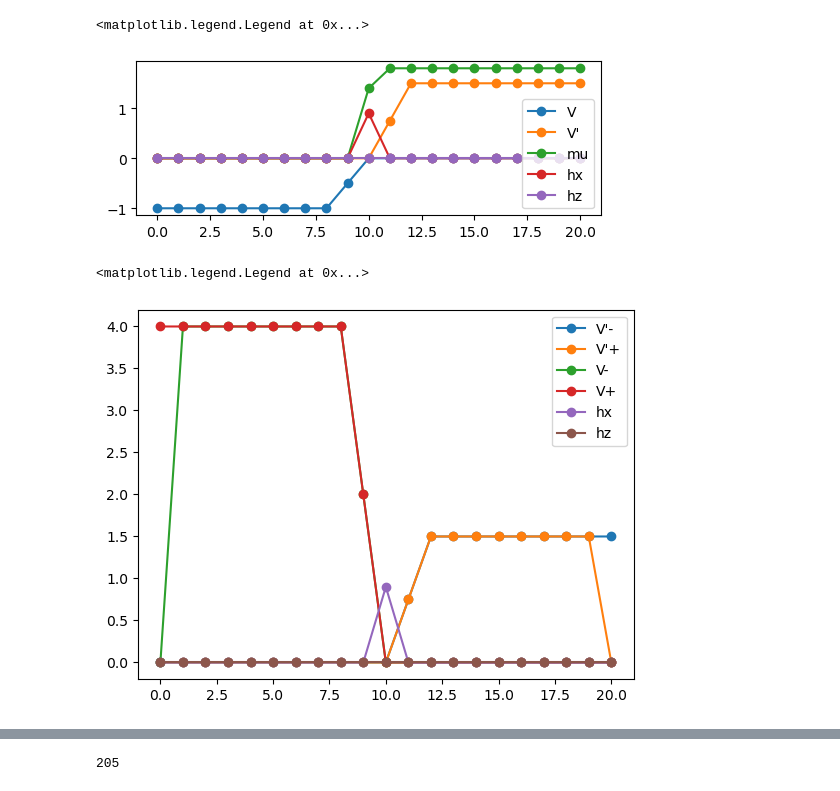
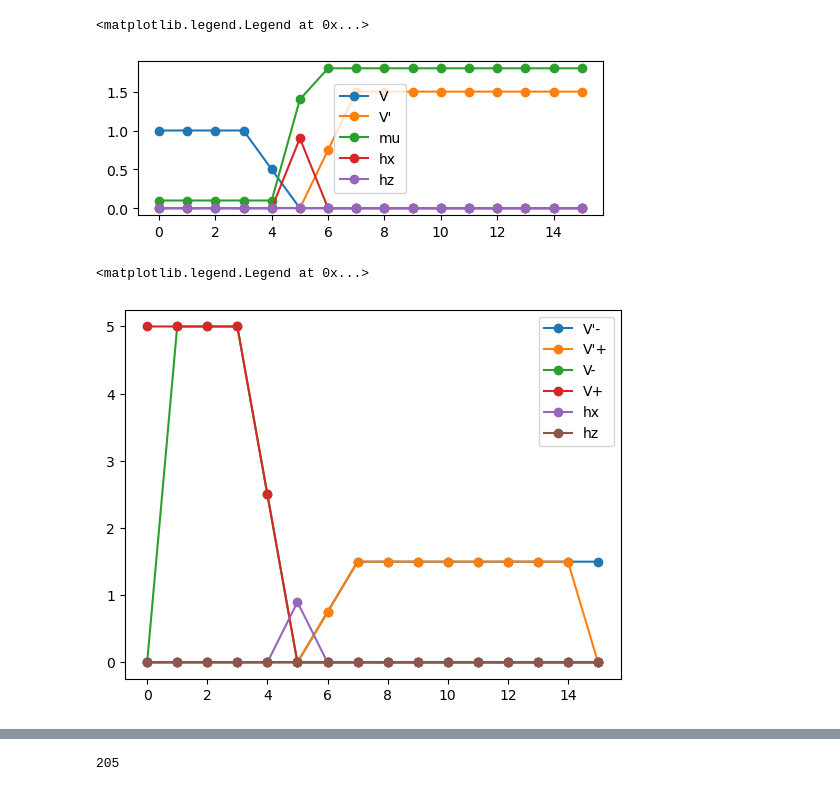
Before and after one commit to emilssp/master-thesis-codebase, a Jupyter notebook: notebooks2/DFP_Bfield.ipynb, the cells around one changed output, grey strips where cells are left out. Drawn from its saved outputs; the diff is of its cells as text; code cells hidden in the pictures.

```diff
--- a/notebooks2/DFP_Bfield.ipynb
+++ b/notebooks2/DFP_Bfield.ipynb
@@ -10,7 +10,7 @@ from scripts.Hamiltonian import Hamiltonian
 from scripts.Lattice import Lattice
 from scripts.self_consistency import bdg_sc
 # %%
-widthD = 10
+widthD = 5
 widthF = 1
 widthP = 10
 
@@ -18,9 +18,9 @@ X, Y = widthD+widthF+widthP, 100
 lattice = Lattice(X, Y)
 
 t = 1
-T = 0.01
+T = 0.1
 
-muD = 0.0 * t
+muD = 0.1 * t
 muP = 1.8 * t
 muF = 1.4 * t
 mu = np.zeros(lattice.X)
@@ -34,36 +34,36 @@ hx[widthD:widthD + widthF] = hx0
 
 hz0 = 0 * t
 hz = np.zeros_like(mu)
 hz[:widthD] = hz0
 
-U0 = -1.0 * t
+U0 = 1 * t
 U = U0 * np.ones(lattice.X)
 U[widthD:] = 0
 U[widthD-1] = U0/2
 
-V0 = 4.0 * t
+V0 = 5.0 * t
 V = V0 * np.ones(lattice.X)
 V[widthD:] = 0
 V[widthD-1] = V0/2
 
 V_prime0 = 1.5 * t
 V_prime = V_prime0 * np.ones(lattice.X)
 V_prime[:widthF+widthD] = 0
 V_prime[widthF+widthD] = V_prime0/2
 
 plt.figure(figsize=(6,2))
 if U is not None:
     plt.plot(U, '-o', label="V")
 if V_prime is not None:
     plt.plot(V_prime, '-o', label="V'",)
 plt.plot(mu, '-o', label='mu')
 plt.plot(hx, '-o', label='hx')
 plt.plot(hz, '-o', label='hz')
 
 plt.legend()
 # %% [output]
 <matplotlib.legend.Legend at 0x...>
-[figure, old version]
+[figure, new version]
 # %%
 V_plus = np.r_[V[:-1], [0]]
 V_minus = np.r_[[0], V[1:]]
@@ -79,5 +79,5 @@ plt.plot(hz, '-o', label='hz')
 plt.legend()
 # %% [output]
 <matplotlib.legend.Legend at 0x...>
-[figure, old version]
+[figure, new version]
 # %%
```
Also changed, not shown: parts of 5 cells of this notebook, 8 other files.
